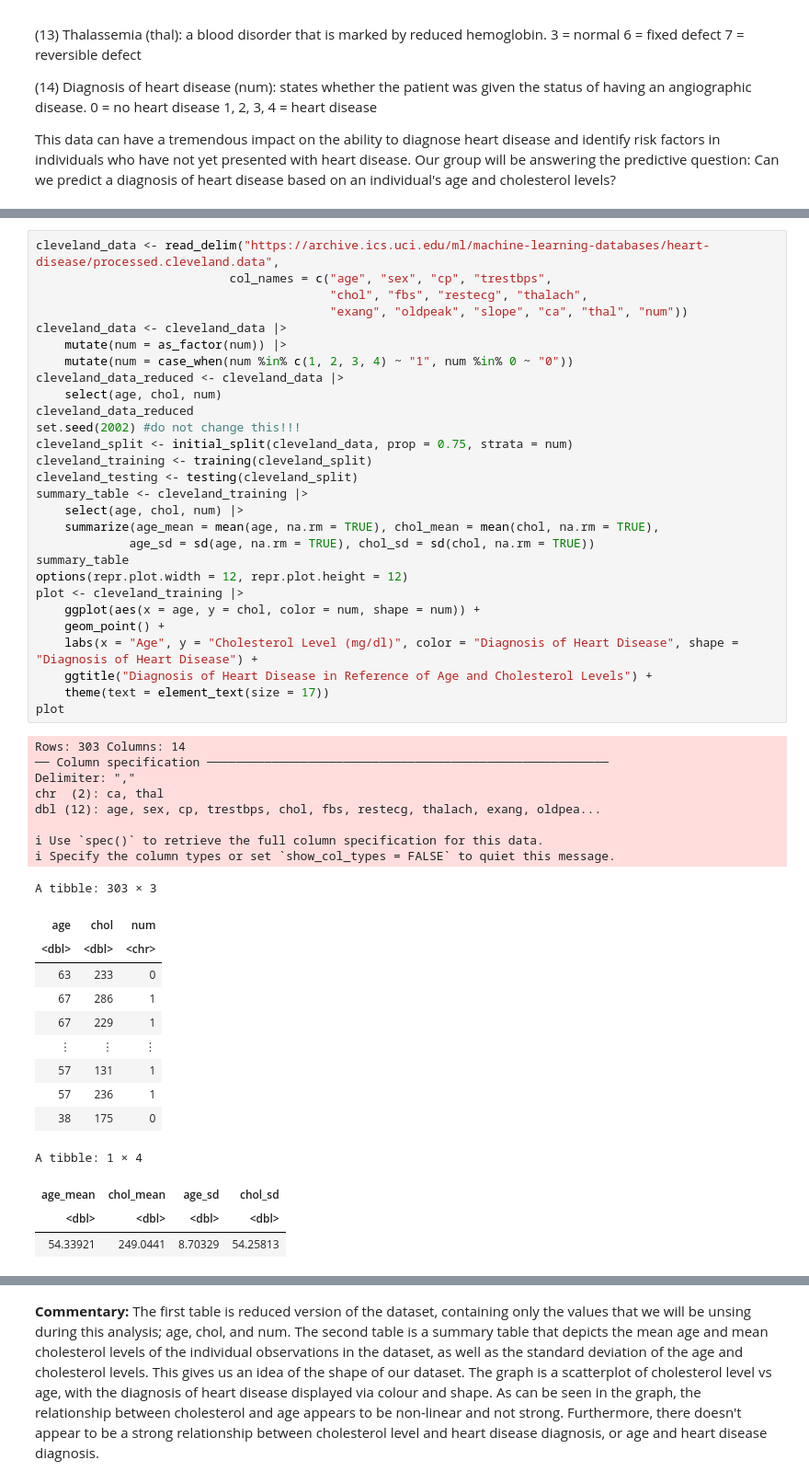
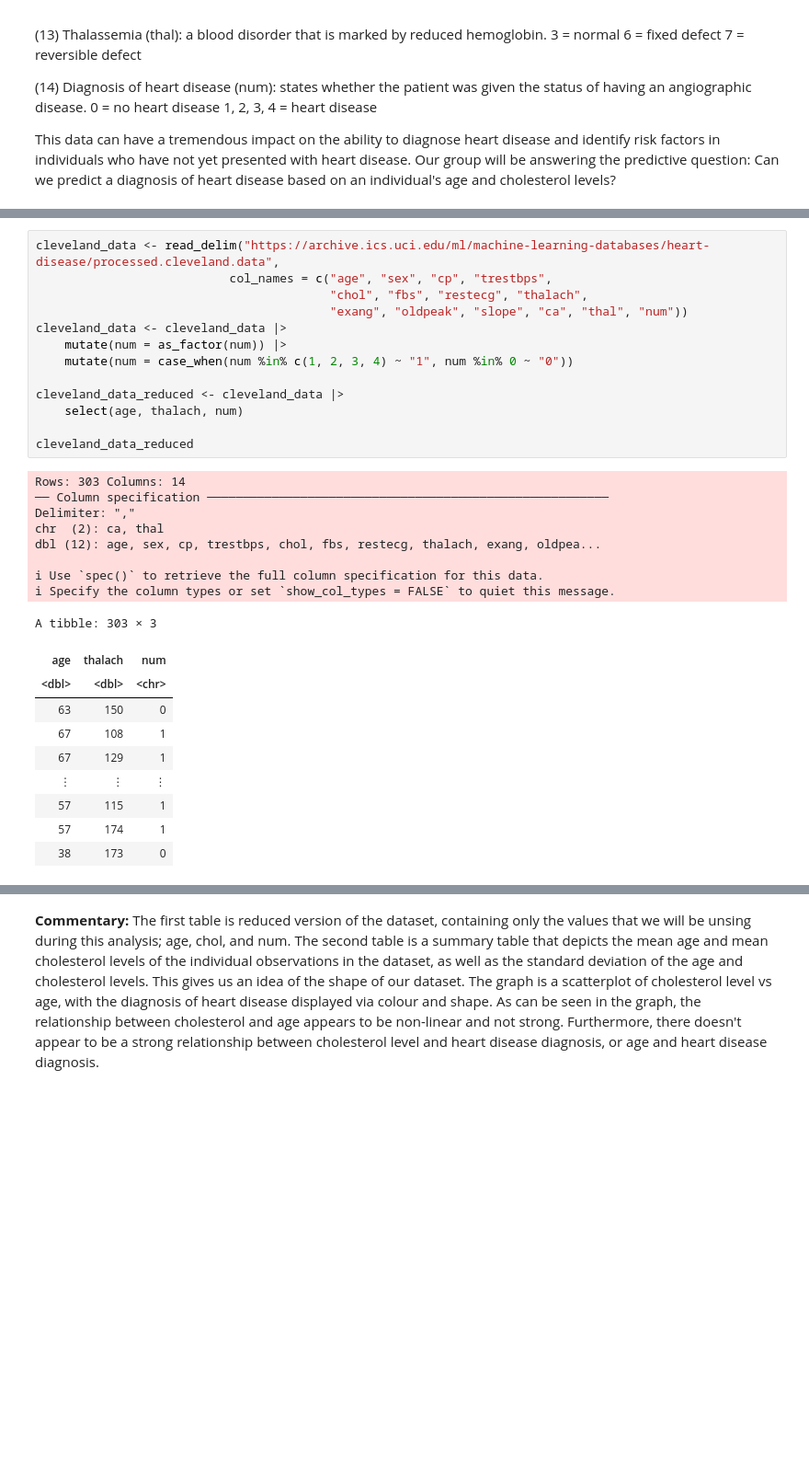
Before and after one commit to ChinmayBhansali/DSCI-100-Group-Project, a Jupyter notebook: GroupProject.ipynb, the cells around one changed output, grey strips where cells are left out. Shown: that part at 92% size. Drawn from its saved outputs; the diff is of its cells as text; blank space fills up the shorter version.

```diff
--- a/GroupProject.ipynb
+++ b/GroupProject.ipynb
@@ -82,51 +79,32 @@ ERROR: Error in file(filename, "r", encoding = encoding): cannot open the connec
 # %%
 cleveland_data <- read_delim("https://archive.ics.uci.edu/ml/machine-learning-databases/heart-disease/processed.cleveland.data",
                            col_names = c("age", "sex", "cp", "trestbps",
                                          "chol", "fbs", "restecg", "thalach",
                                          "exang", "oldpeak", "slope", "ca", "thal", "num"))
 cleveland_data <- cleveland_data |>
     mutate(num = as_factor(num)) |>
     mutate(num = case_when(num %in% c(1, 2, 3, 4) ~ "1", num %in% 0 ~ "0"))
+
 cleveland_data_reduced <- cleveland_data |>
-    select(age, chol, num)
+    select(age, thalach, num)
+
 cleveland_data_reduced
-set.seed(2002) #do not change this!!!
-cleveland_split <- initial_split(cleveland_data, prop = 0.75, strata = num)
-cleveland_training <- training(cleveland_split)
-cleveland_testing <- testing(cleveland_split)
-summary_table <- cleveland_training |>
-    select(age, chol, num) |>
-    summarize(age_mean = mean(age, na.rm = TRUE), chol_mean = mean(chol, na.rm = TRUE),
-             age_sd = sd(age, na.rm = TRUE), chol_sd = sd(chol, na.rm = TRUE))
-summary_table
-options(repr.plot.width = 12, repr.plot.height = 12)
-plot <- cleveland_training |>
-    ggplot(aes(x = age, y = chol, color = num, shape = num)) +
-    geom_point() +
-    labs(x = "Age", y = "Cholesterol Level (mg/dl)", color = "Diagnosis of Heart Disease", shape = "Diagnosis of Heart Disease") +
-    ggtitle("Diagnosis of Heart Disease in Reference of Age and Cholesterol Levels") +
-    theme(text = element_text(size = 17))
-plot
 # %% [output]
 Rows: 303 Columns: 14
 ── Column specification ────────────────────────────────────────────────────────
 Delimiter: ","
 chr  (2): ca, thal
 dbl (12): age, sex, cp, trestbps, chol, fbs, restecg, thalach, exang, oldpea...
 
 ℹ Use `spec()` to retrieve the full column specification for this data.
 ℹ Specify the column types or set `show_col_types = FALSE` to quiet this message.
 A tibble: 303 × 3
-| age | chol | num |
+| age | thalach | num |
 | <dbl> | <dbl> | <chr> |
-| 63 | 233 | 0 |
-| 67 | 286 | 1 |
-| 67 | 229 | 1 |
+| 63 | 150 | 0 |
+| 67 | 108 | 1 |
+| 67 | 129 | 1 |
 | ⋮ | ⋮ | ⋮ |
-| 57 | 131 | 1 |
-| 57 | 236 | 1 |
-| 38 | 175 | 0 |
+| 57 | 115 | 1 |
+| 57 | 174 | 1 |
+| 38 | 173 | 0 |
-A tibble: 1 × 4
-| age_mean | chol_mean | age_sd | chol_sd |
-| <dbl> | <dbl> | <dbl> | <dbl> |
-| 54.33921 | 249.0441 | 8.70329 | 54.25813 |
```
Also changed, not shown: parts of 4 cells of this notebook.
